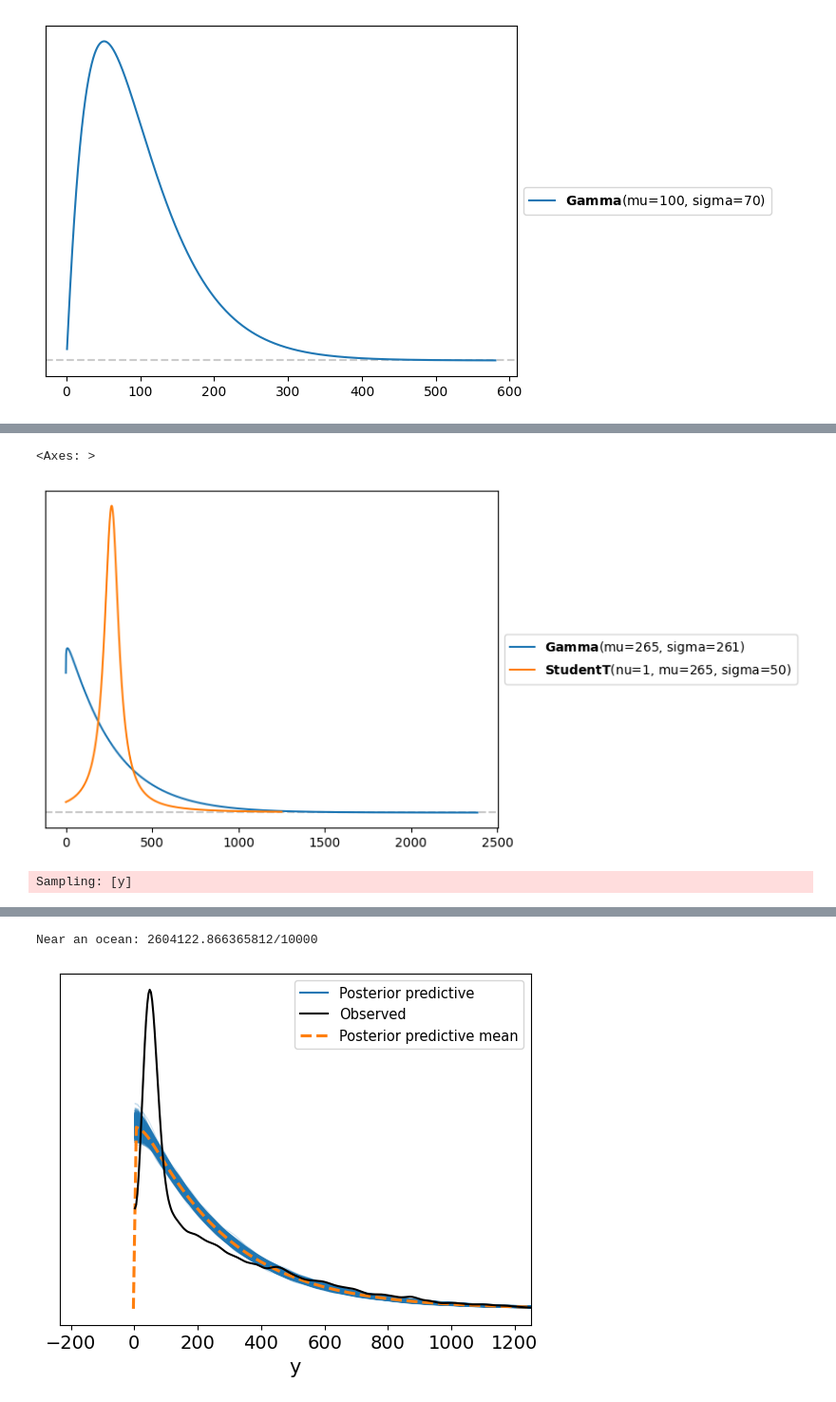
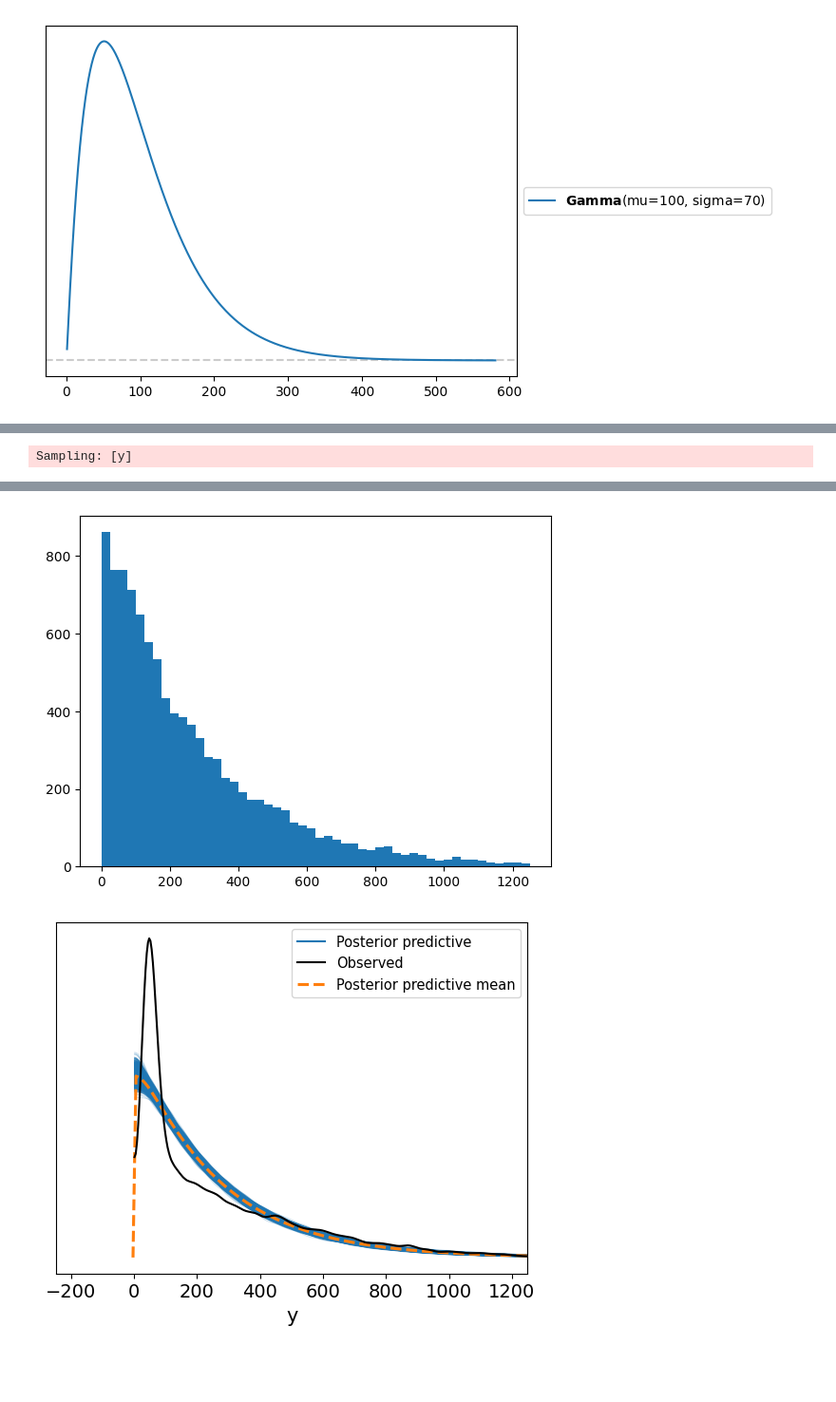
Before and after one commit to MaliciousFiles/data-science-fundamentals, a Jupyter notebook: Unit3/MalcRoalU3proj.ipynb, the cells around one changed output, grey strips where cells are left out. Shown at 95% size. Saved outputs shown, nothing was run; the diff lists cells and outputs as text; code cells hidden in the pictures; blank space fills up the shorter version.

```diff
--- a/Unit3/MalcRoalU3proj.ipynb
+++ b/Unit3/MalcRoalU3proj.ipynb
@@ -84,19 +86,14 @@ array([<Axes: title={'center': 'mu'}>, <Axes: title={'center': 'sigma'}>],
-# %%
-pz.Gamma(mu=265.3, sigma=260.7).plot_pdf()
-pz.StudentT(mu=265.3, sigma=50, nu=1).plot_pdf(support=(0, 1250))
-# %% [output]
-<Axes: >
-[figure, removed]
 # %%
+# Check the posterior predictive
 pm.sample_posterior_predictive(post, model=model, extend_inferencedata=True)
 
+prediction = az.extract(post, group="posterior_predictive").sel(sample=0).sel(draw=0).y.to_series().values
+plt.hist(prediction, bins=50, range=(0, 1250))
+
 az.plot_ppc(post).set_xbound(upper=1250)
-vals = az.extract(post, group="posterior_predictive").sel(sample=0).sel(draw=0).y.to_series().values
-
-print(f"Near an ocean: {np.sum(vals)}/10000")
 # %% [output]
 Sampling: [y]
 [interactive output not drawn]
 [interactive output not drawn]
-Near an ocean: 2604122.866365812/10000
-[figure, old version]
+[figure, new version]
+[figure, added]
```
Also changed, not shown: parts of 19 cells of this notebook, 1 other file.
